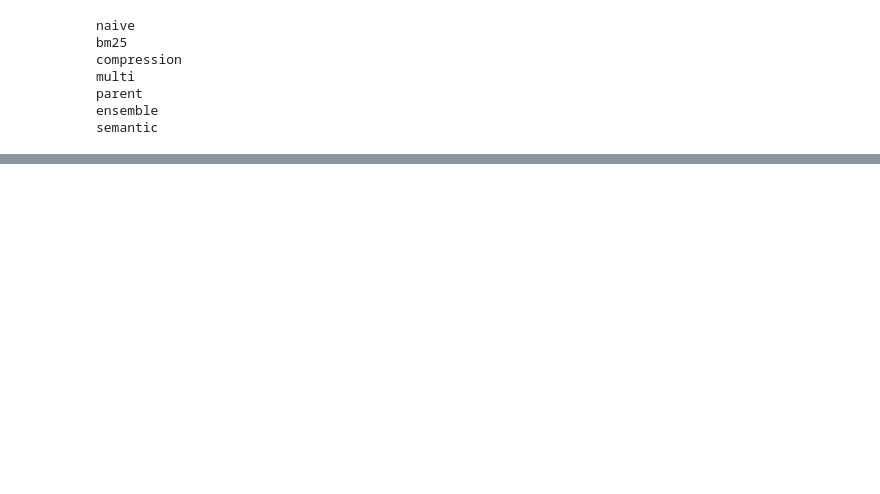
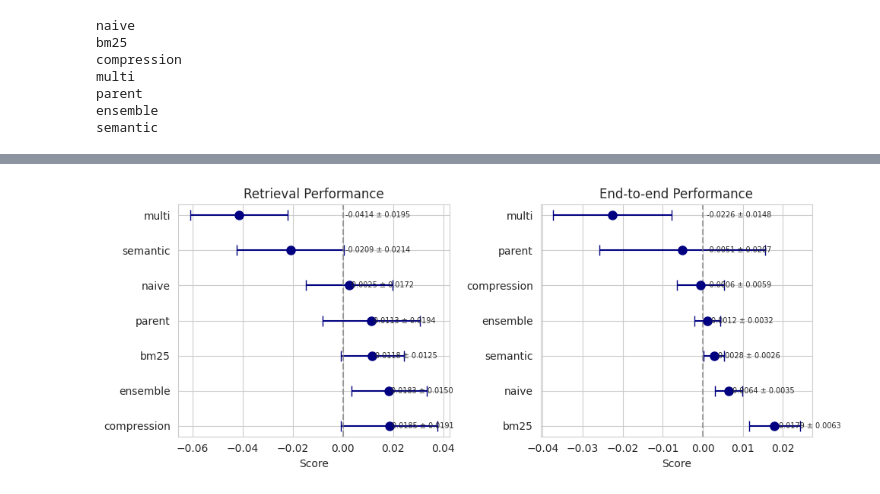
Before and after one commit to mbudisic/AIE6, a Jupyter notebook: 13_Advanced_Retrieval/Advanced_Retrieval_with_LangChain_Assignment.ipynb, the cells around one changed output, grey strips where cells are left out. Saved outputs shown, nothing was run; the diff lists cells and outputs as text; code cells hidden in the pictures; blank space fills up the shorter version.

```diff
--- a/13_Advanced_Retrieval/Advanced_Retrieval_with_LangChain_Assignment.ipynb
+++ b/13_Advanced_Retrieval/Advanced_Retrieval_with_LangChain_Assignment.ipynb
@@ -970,0 +1069,19 @@ for l, c in responses.items():
+# %%
+statistics = {}
+for n, r in scores.items():
+    statistics[n] = summary_stats(scores[n].select_dtypes(include="number"))
+
+# Convert statistics dictionary of dataframes into a merged dataframe
+statistics_normal_form = pd.DataFrame()
+
+for key, df in statistics.items():
+    # Create a copy of the dataframe
+    temp_df = df.copy()
+    # Add a column for the retriever name
+    temp_df['retriever'] = key
+    # Reset index to make the index (Mean/StdDev) a column
+    temp_df = temp_df.reset_index().rename(columns={'index': 'stat_type'})
+    # Append to the merged dataframe
+    statistics_normal_form = pd.concat([statistics_normal_form, temp_df], ignore_index=True)
+
+statistics_normal_form
@@ -970,0 +1320,69 @@ for l, c in responses.items():
+# %%
+# Create a visualization to compare retrievers based on average score and score variation
+import matplotlib.pyplot as plt
+import numpy as np
+import seaborn as sns
+# Create two visualizations:
+# 1. Retrieval Performance (retrieval_score vs retrieval_var)
+# 2. End-to-end Performance (eoe_score vs eoe_var)
+
+def create_performance_plot(scores_df, score_col, var_col, title, ax=None):
+    if ax is None:
+        fig, ax = plt.subplots(figsize=(4, 4))
+
+    sns.set_style("whitegrid")
+
+    # Sort by the score column for better visualization
+    sorted_df = scores_df.sort_values(score_col, ascending=False)
+
+    # Create a horizontal error plot showing scores with error bars
+    retrievers = sorted_df.index
+    y_pos = np.arange(len(retrievers))
+    scores = sorted_df[score_col].values
+    variations = sorted_df[var_col].values
+
+    # Plot horizontal error bars with central dots
+    ax.errorbar(scores, y_pos, xerr=variations, fmt='o', capsize=5,
+               elinewidth=1.5, markersize=8, color='navy')
+
+    # Add labels and title
+    ax.set_yticks(y_pos)
+    ax.set_yticklabels(list(retrievers))
+    ax.set_xlabel('Score')
+    ax.set_title(title)
+
+    # Add a vertical line at x=0 for reference
+    ax.axvline(x=0, color='gray', linestyle='--', alpha=0.7)
+
+    # Add annotations showing the exact values
+    for i, (score, var) in enumerate(zip(scores, variations)):
+        ax.text(max(score, 0) + 0.001, i, f"{score:.4f} ± {var:.4f}",
+               va='center', fontsize=7)
+
+    # Return the axis for further customization if needed
+    return ax
+# Create a figure with two subplots side by side
+fig, (ax1, ax2) = plt.subplots(1, 2, figsize=(10, 4))
+
+# Create the Retrieval Performance plot on the left subplot
+create_performance_plot(
+    scores_wo_mean_with_variation,
+    'retrieval_score',
+    'retrieval_var',
+    'Retrieval Performance',
+    ax=ax1
+)
+
+# Create the End-to-end Performance plot on the right subplot
+create_performance_plot(
+    scores_wo_mean_with_variation,
+    'eoe_score',
+    'eoe_var',
+    'End-to-end Performance',
+    ax=ax2
+)
+
+# Adjust layout to prevent overlap
+plt.tight_layout()
+# %% [output]
+[figure, added]
```
Also changed, not shown: parts of 56 cells of this notebook, 4 other files.
